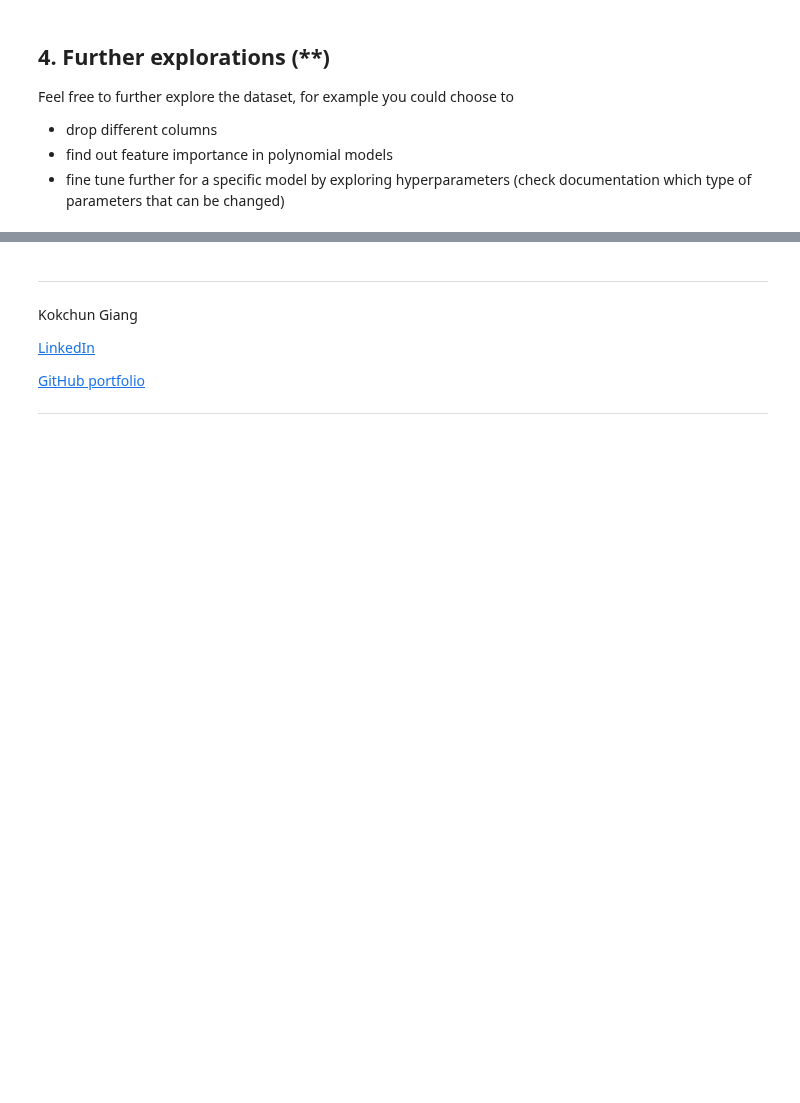
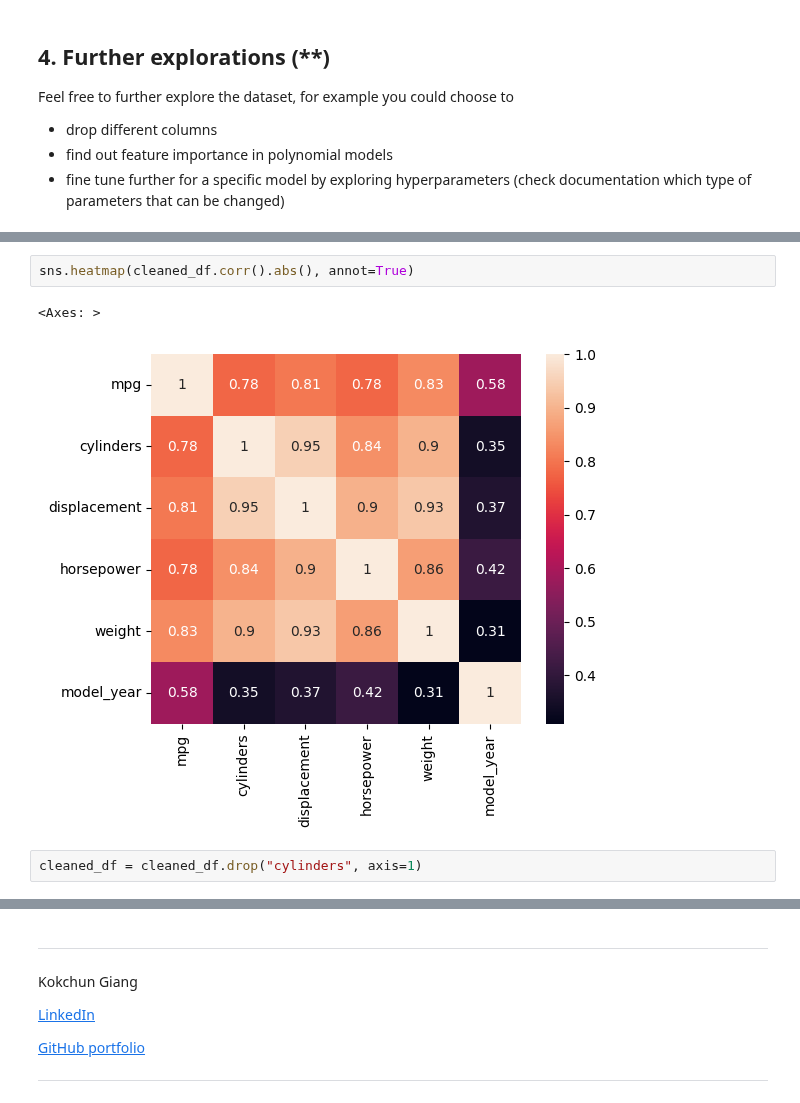
Before and after one commit to Shoresh613/Machine-Learning-Mikael-Folkesson, a Jupyter notebook: Exercises/E01_sklearn.ipynb, the cells around one changed output, grey strips where cells are left out. Drawn from its saved outputs; the diff is of its cells as text; blank space fills up the shorter version.

```diff
--- a/Exercises/E01_sklearn.ipynb
+++ b/Exercises/E01_sklearn.ipynb
@@ -246,0 +314,7 @@ Feel free to further explore the dataset, for example you could choose to
+# %%
+sns.heatmap(cleaned_df.corr().abs(), annot=True)
+# %% [output]
+<Axes: >
+[figure, added]
+# %%
+cleaned_df = cleaned_df.drop("cylinders", axis=1)
```
Also changed, not shown: parts of 17 cells of this notebook, 16 other files.
